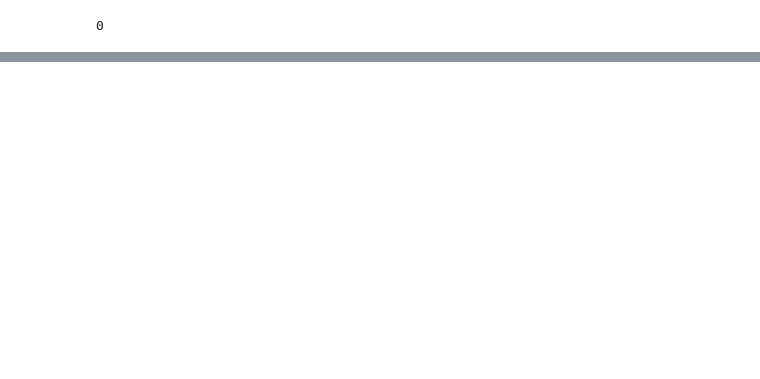
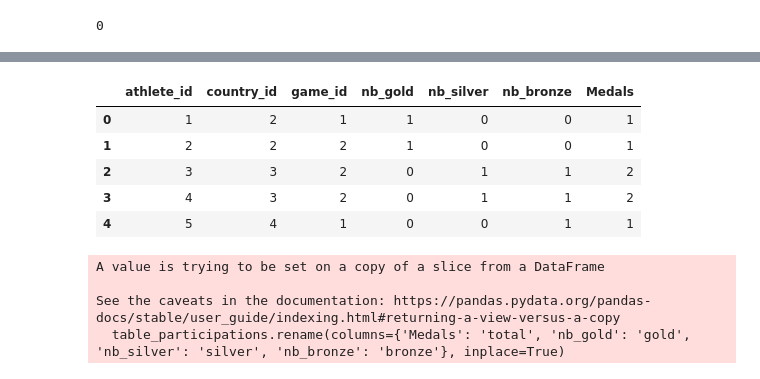
Before and after one commit to fabien5525/IPSSI_hackathon_equipe_9, a Jupyter notebook: notebooks/bd.ipynb, the cells around one changed output, grey strips where cells are left out. Drawn from its saved outputs; the diff is of its cells as text; code cells hidden in the pictures; blank space fills up the shorter version.

```diff
--- a/notebooks/bd.ipynb
+++ b/notebooks/bd.ipynb
@@ -170,0 +245,42 @@ table_participations.columns = ['athlete_name','country','game_name_location','g
+# %%
+from sqlalchemy import create_engine, text
+
+# Create the database engine
+engine = create_engine('mysql://root:rootpassword@localhost:3306/mydatabase')
+
+# Iterate over each row in the DataFrame
+for index, row in table_participations.iterrows():
+    try:
+        game_name = row['game_location']
+        game_year = row['game_year']
+
+        # Use a connection from the engine to execute the query
+        with engine.connect() as connection:
+            # Use SQLAlchemy's text module for the query
+            query = text("SELECT id FROM game WHERE name = :game_name AND year = :game_year")
+
+            # Execute the query with the parameter
+            result = connection.execute(query, {'game_name': game_name, 'game_year': game_year})
+
+            # Fetch the result
+            game_id = result.fetchone()
+
+            # Check if an athlete_id was found
+            if game_id:
+                # Update the DataFrame with the athlete_id
+                table_participations.at[index, 'game_location'] = game_id[0]  # Use index 0 to get the id
+            else:
+                # Handle the case where no matching athlete is found
+                print(f"No matching game found for: {game_name} - {game_year}")
+
+    except Exception as e:
+        print('Error')
+        print(row)
+        print(e)
+        break
+
+# rename the column
+table_participations.rename(columns={'game_location': 'game_id'}, inplace=True)
+
+# drop the game_year column
+table_participations.drop(columns=['game_year'], inplace=True)
@@ -170,0 +296,17 @@ table_participations.columns = ['athlete_name','country','game_name_location','g
+# %%
+table_participations.head()
+# %% [output]
+|  | athlete_id | country_id | game_id | nb_gold | nb_silver | nb_bronze | Medals |
+| 0 | 1 | 2 | 1 | 1 | 0 | 0 | 1 |
+| 1 | 2 | 2 | 2 | 1 | 0 | 0 | 1 |
+| 2 | 3 | 3 | 2 | 0 | 1 | 1 | 2 |
+| 3 | 4 | 3 | 2 | 0 | 1 | 1 | 2 |
+| 4 | 5 | 4 | 1 | 0 | 0 | 1 | 1 |
+# %%
+# rename the column Medals to total, nb_gold to gold, nb_silver to silver, nb_bronze to bronze
+table_participations.rename(columns={'Medals': 'total', 'nb_gold': 'gold', 'nb_silver': 'silver', 'nb_bronze': 'bronze'}, inplace=True)
+# %% [output]
+A value is trying to be set on a copy of a slice from a DataFrame
+
+See the caveats in the documentation: https://pandas.pydata.org/pandas-docs/stable/user_guide/indexing.html#returning-a-view-versus-a-copy
+  table_participations.rename(columns={'Medals': 'total', 'nb_gold': 'gold', 'nb_silver': 'silver', 'nb_bronze': 'bronze'}, inplace=True)
```
Also changed, not shown: parts of 12 cells of this notebook, 1 other file.
